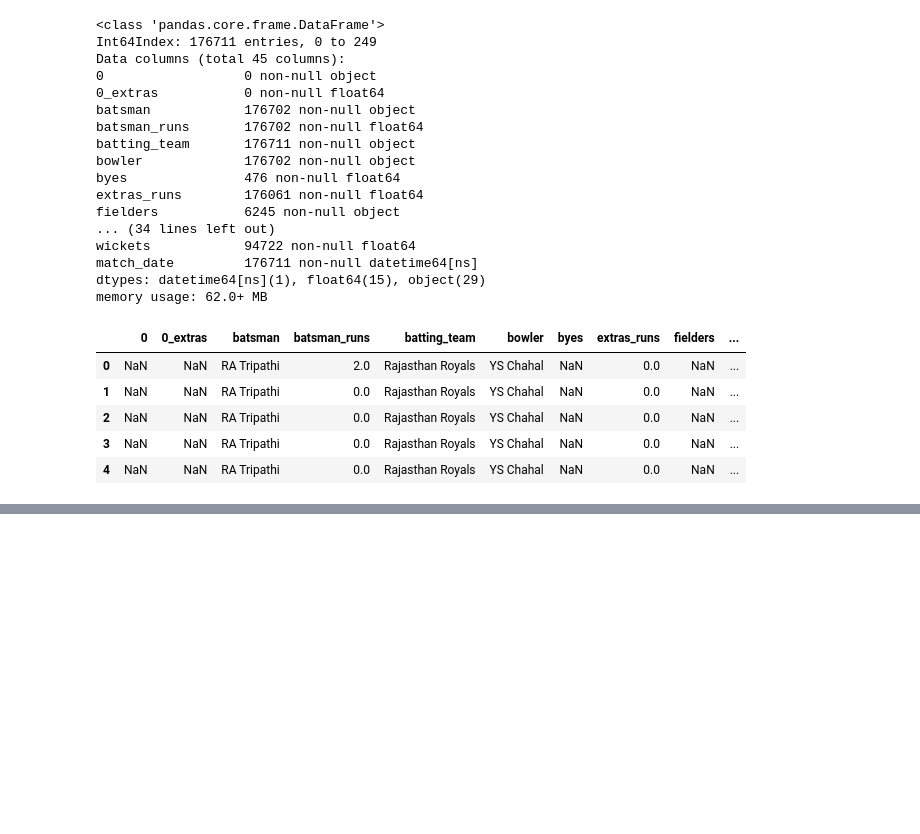
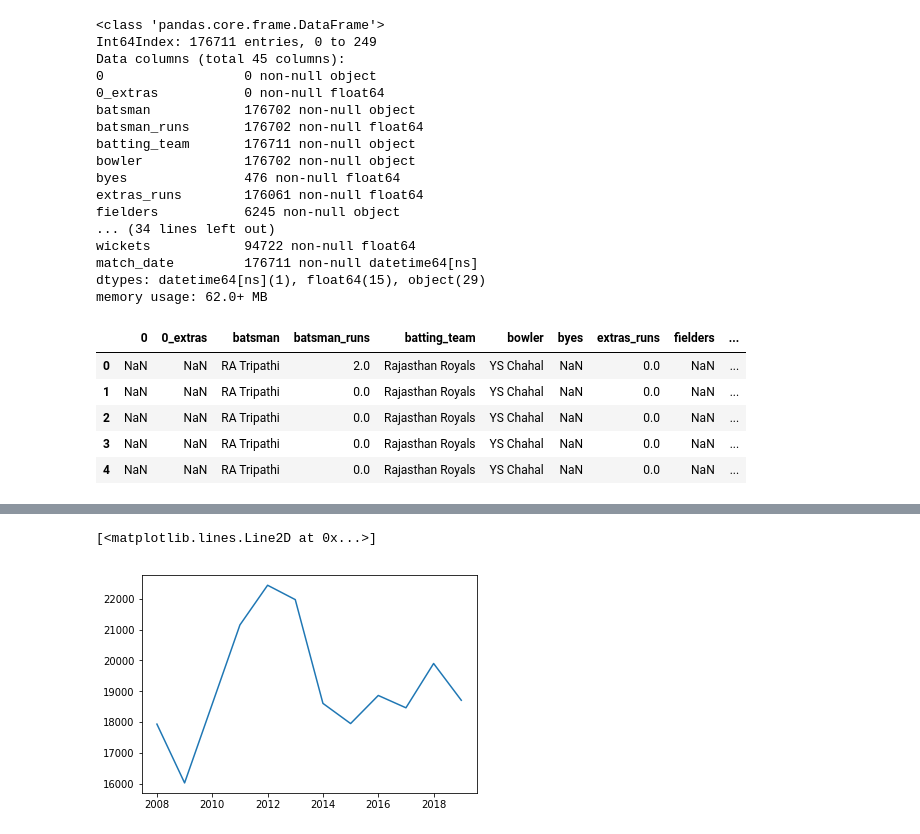
Before and after one commit to ravi-gopalan/ipl_analysis, a Jupyter notebook: ipl_analysis.ipynb, the cells around one changed output, grey strips where cells are left out. Cells and saved outputs as stored; diff of their text form; code cells hidden in the pictures; blank space fills up the shorter version.

```diff
--- a/ipl_analysis.ipynb
+++ b/ipl_analysis.ipynb
@@ -330,3 +330,5 @@ df_combined.head()
 df_combined.to_csv('ball_by_ball_details.csv')
 # %%
 df_ipl_summary.to_csv('ipl_summary.csv')
+# %%
+df_combined['season'] = df_combined['match_date'].dt.year
@@ -332,0 +375,5 @@ df_ipl_summary.to_csv('ipl_summary.csv')
+# %%
+plt.plot(df_combined.groupby(['season'])['total'].sum())
+# %% [output]
+[<matplotlib.lines.Line2D at 0x...>]
+[figure, added]
```
Also changed, not shown: parts of 4 cells of this notebook.
